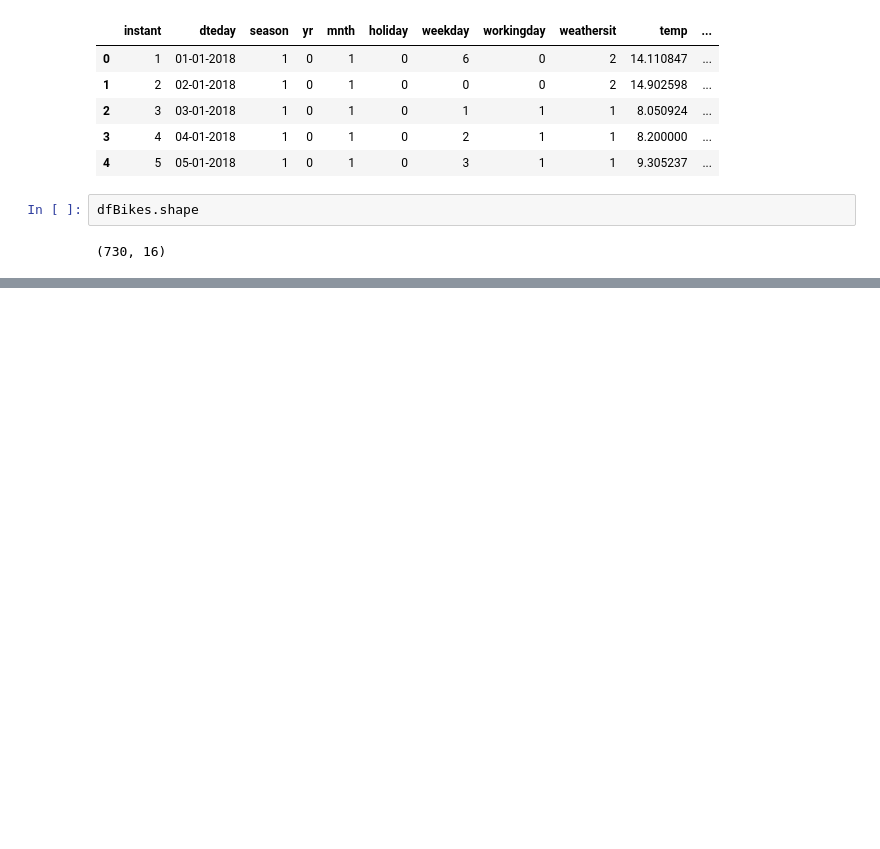
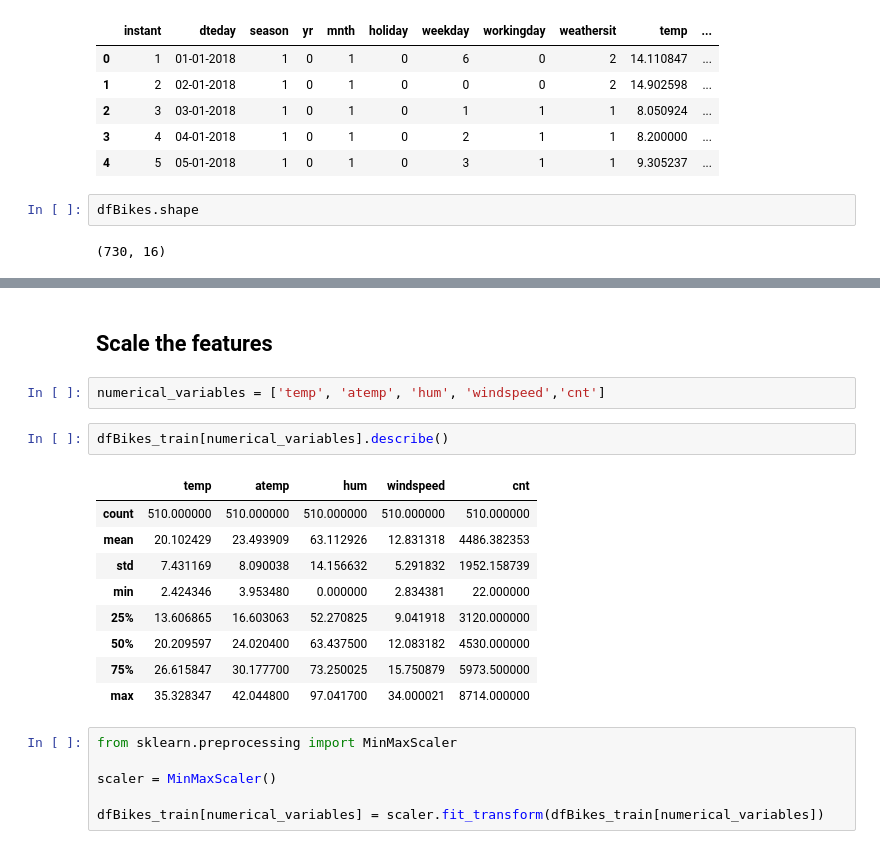
Before and after one commit to ncjanardhan-outlook/ncjpersonal, a Jupyter notebook: Linear Regression Assignment/Linear Regression Assignment - Boom Bikes.ipynb, the cells around one changed output, grey strips where cells are left out. Drawn from its saved outputs; the diff is of its cells as text; blank space fills up the shorter version.

```diff
--- a/Linear Regression Assignment/Linear Regression Assignment - Boom Bikes.ipynb
+++ b/Linear Regression Assignment/Linear Regression Assignment - Boom Bikes.ipynb
@@ -131,0 +136,22 @@ Index(['yr', 'holiday', 'workingday', 'atemp', 'hum', 'windspeed', 'cnt',
+# %% [markdown]
+## Scale the features
+# %%
+numerical_variables = ['temp', 'atemp', 'hum', 'windspeed','cnt']
+# %%
+dfBikes_train[numerical_variables].describe()
+# %% [output]
+|  | temp | atemp | hum | windspeed | cnt |
+| count | 510.000000 | 510.000000 | 510.000000 | 510.000000 | 510.000000 |
+| mean | 20.102429 | 23.493909 | 63.112926 | 12.831318 | 4486.382353 |
+| std | 7.431169 | 8.090038 | 14.156632 | 5.291832 | 1952.158739 |
+| min | 2.424346 | 3.953480 | 0.000000 | 2.834381 | 22.000000 |
+| 25% | 13.606865 | 16.603063 | 52.270825 | 9.041918 | 3120.000000 |
+| 50% | 20.209597 | 24.020400 | 63.437500 | 12.083182 | 4530.000000 |
+| 75% | 26.615847 | 30.177700 | 73.250025 | 15.750879 | 5973.500000 |
+| max | 35.328347 | 42.044800 | 97.041700 | 34.000021 | 8714.000000 |
+# %%
+from sklearn.preprocessing import MinMaxScaler
+
+scaler = MinMaxScaler()
+
+dfBikes_train[numerical_variables] = scaler.fit_transform(dfBikes_train[numerical_variables])
```
Also changed, not shown: parts of 15 cells of this notebook.
